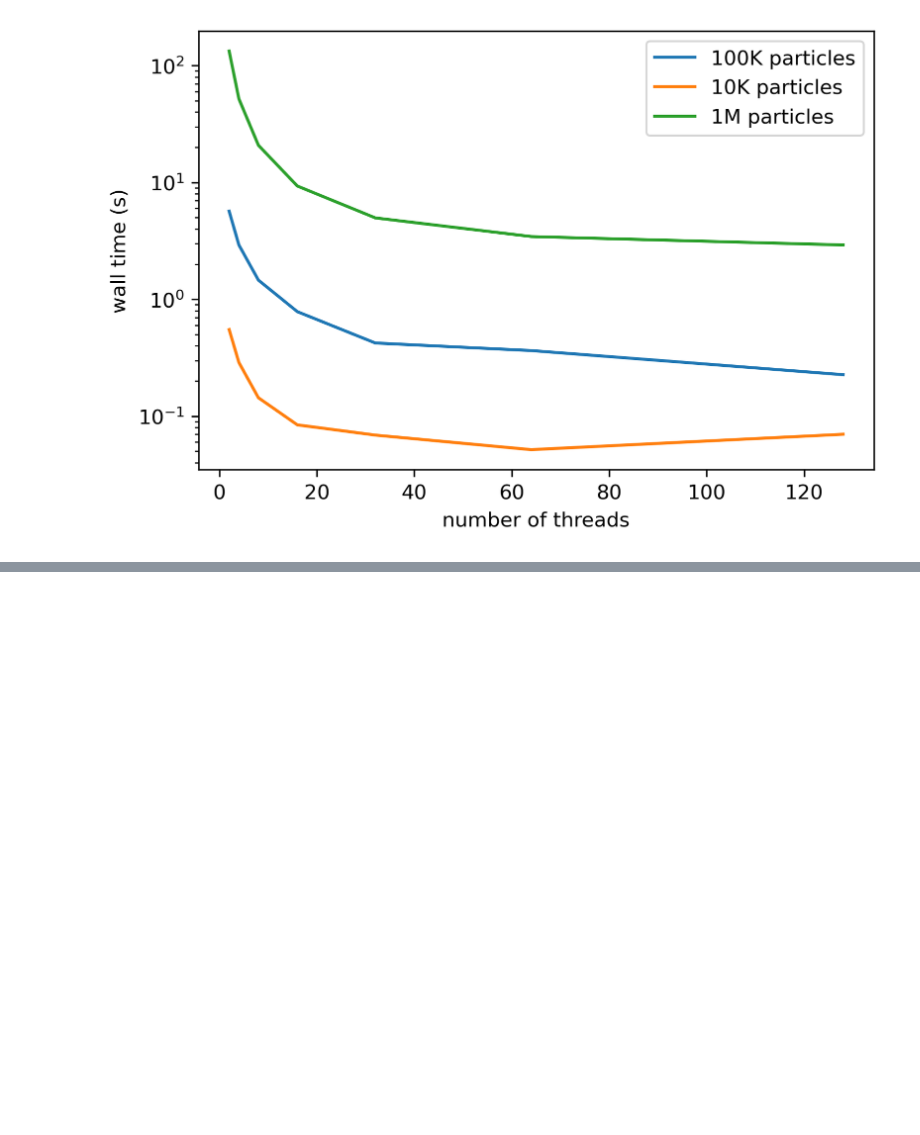
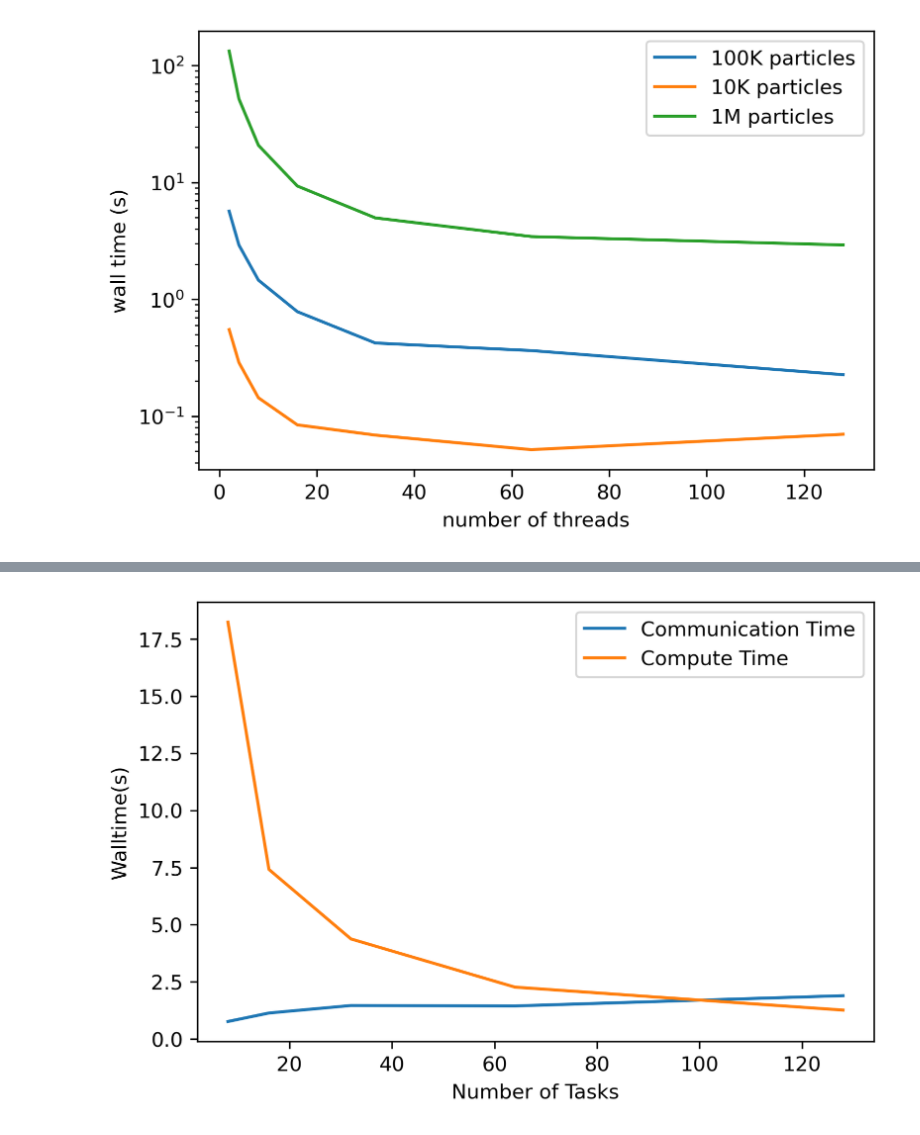
Before and after one commit to qnicolas/CS267-hw2.2, a Jupyter notebook: performances.ipynb, the cells around one changed output, grey strips where cells are left out. Saved outputs shown, nothing was run; the diff lists cells and outputs as text; code cells hidden in the pictures; blank space fills up the shorter version.

```diff
--- a/performances.ipynb
+++ b/performances.ipynb
@@ -61,0 +90,16 @@ plt.show()
+# %%
+##Compute and communication Times for 1M
+
+num_tasks = [128, 64, 32, 16, 8, 2 ]
+communication = [1.900273, 1.451084, 1.47 ,1.141246, 0.771084, 2.460267]
+total = [3.17, 3.72415, 5.85, 8.56, 19, 133 ]
+
+plt.figure(dpi=300)
+plt.plot(num_tasks[:-1], communication[:-1], label='Communication Time')
+plt.plot(num_tasks[:-1], np.asarray(total[:-1]) - np.asarray(communication[:-1]), label='Compute Time')
+plt.xlabel("Number of Tasks")
+plt.ylabel("Walltime(s)")
+plt.legend()
+plt.show()
+# %% [output]
+[figure, added]
```
Also changed, not shown: parts of 2 cells of this notebook.
